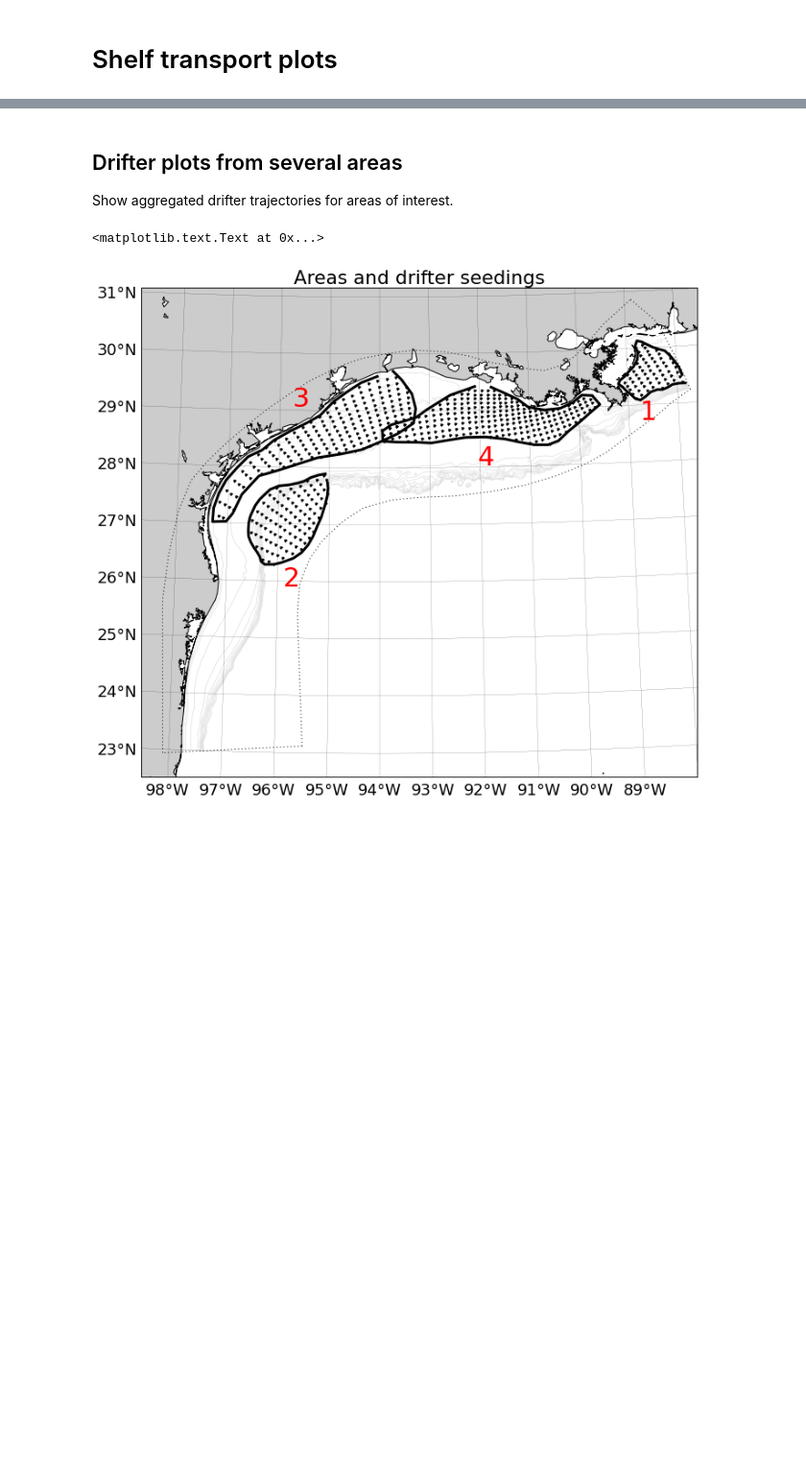
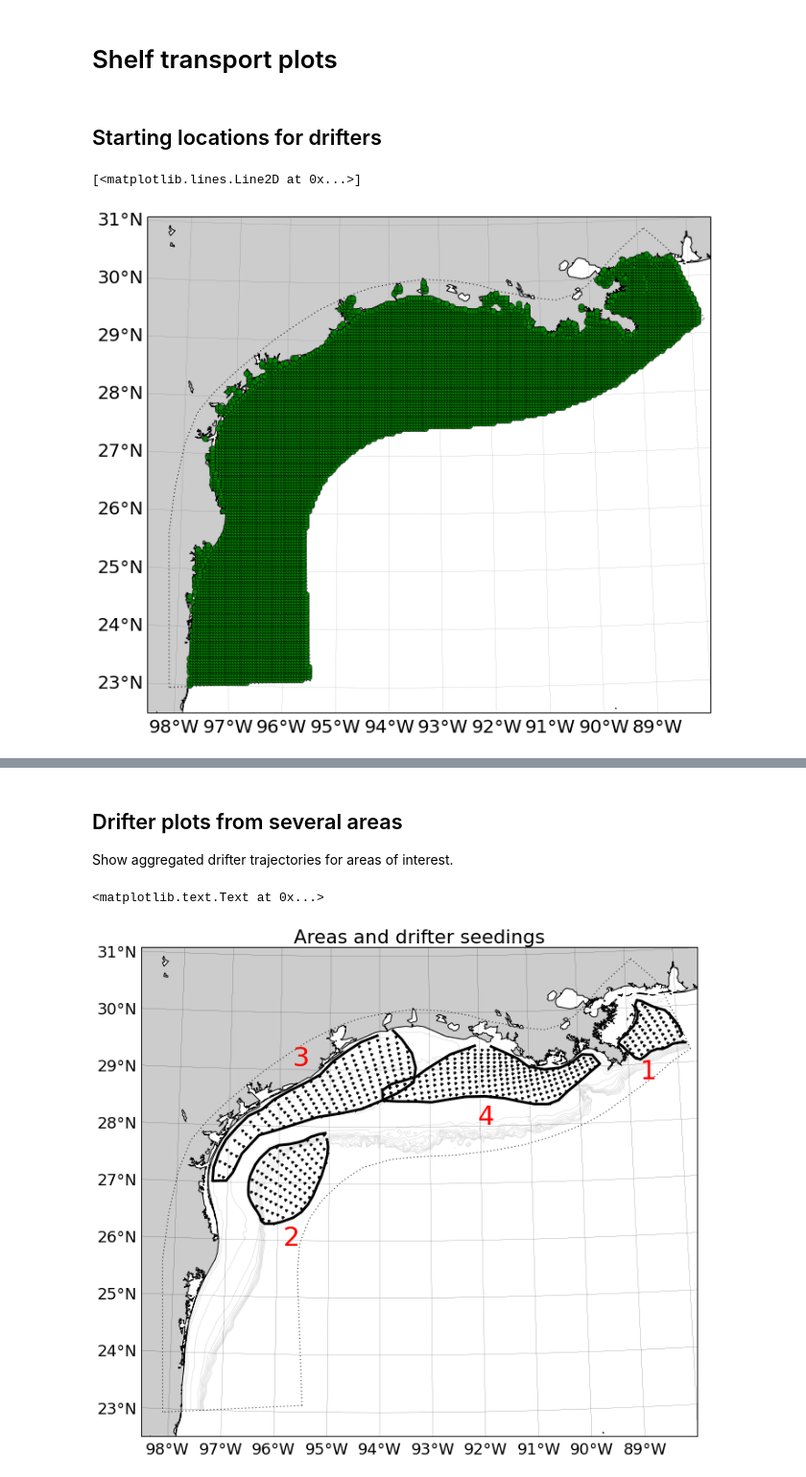
Before and after one commit to kthyng/shelf_transport, a Jupyter notebook: notebooks/shelf_transport.ipynb, the cells around one changed output, grey strips where cells are left out. Shown at 96% size. Cells and saved outputs as stored; diff of their text form; code cells hidden in the pictures; blank space fills up the shorter version.

Commit message:
reran histograms in all_f for not weighting and added starting locations and working on coastline connectivity plots in shelf transport

```diff
--- a/notebooks/shelf_transport.ipynb
+++ b/notebooks/shelf_transport.ipynb
@@ -13,8 +13,8 @@ from matplotlib.mlab import find
 import op
 import glob
 from matplotlib.mlab import Path
+import os
+
+matplotlib.rcParams.update({'font.size': 26})
+loc = 'http://barataria.tamu.edu:8080/thredds/dodsC/NcML/txla_nesting6.nc'
+units = 'seconds since 1970-01-01'
-# %%
-matplotlib.rcParams.update({'font.size': 20})
-loc = 'http://barataria.tamu.edu:8080/thredds/dodsC/NcML/txla_nesting6.nc'
-units = 'seconds since 1970-01-01'
-grid = tracpy.inout.readgrid(loc)
@@ -21,2 +23,41 @@ grid = tracpy.inout.readgrid(loc)
 # %% [markdown]
 # Shelf transport plots
+# %% [markdown]
+## Starting locations for drifters
+# %%
+File = '/Volumes/Emmons/projects/gisr/tracks/all_f/2004-01-01T00_0gc.npz'
+d = np.load(File)
+xg = d['xg'][:,0]; yg = d['yg'][:,0]
+d.close()
+
+# Use only unique starting location indices since I am not using weighting anymore. Otherwise I think I will be biasing some areas.
+tups = zip(xg, yg) # associate pairs of coordinates together to check for uniqueness
+# from http://stackoverflow.com/questions/17350162/delete-duplicate-tuples-from-list-of-list-in-python
+seen = set()
+unique_tups = []
+unique_tups_inds = []
+for i, x in enumerate(tups):
+    temp = []
+    tempind = []
+    for j, y in enumerate(x):
+        if y not in seen:
+            seen.add(y)
+            temp.append(y)
+            if j==0: # only add on once
+                tempind.append(i)
+    if not temp == []:
+        unique_tups.append(temp)
+        unique_tups_inds.append(tempind)
+# So, out of all this, the point is: here are the indices to use for histogramming, to not use multiple points from one starting location
+inds = np.asarray(unique_tups_inds)
+
+xg = xg[inds[:,0]]; yg = yg[inds[:,0]]
+
+xp, yp, _ = tracpy.tools.interpolate2d(xg, yg, grid, 'm_ij2xy')
+
+# figure(figsize=(11,10))
+# tracpy.plotting.background(grid)
+# plot(xp, yp, 'g.')
+# %% [output]
+[<matplotlib.lines.Line2D at 0x...>]
+[figure, added]
```
Also changed, not shown: parts of 20 cells of this notebook, 1 other file.
